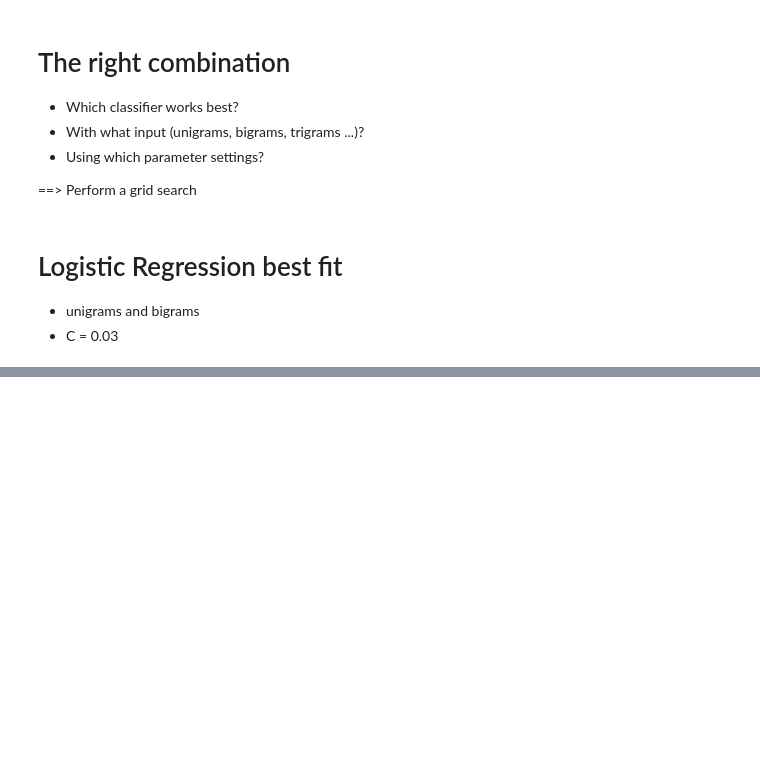
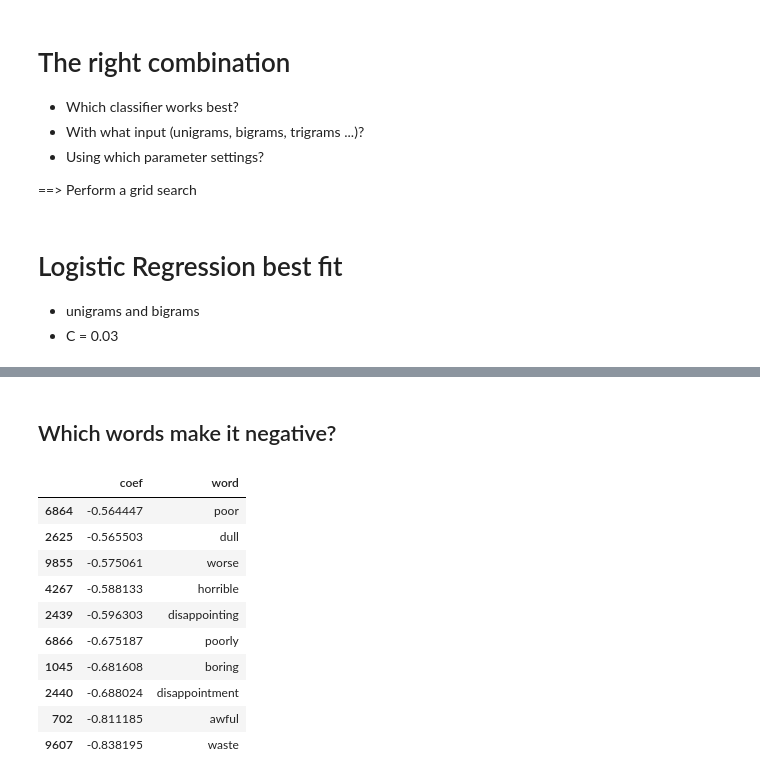
Before and after one commit to skeydan/sentiment_imdb, a Jupyter notebook: SentimentAnalysisIMDB.ipynb, the cells around one changed output, grey strips where cells are left out. Saved outputs shown, nothing was run; the diff lists cells and outputs as text; code cells hidden in the pictures; blank space fills up the shorter version.

```diff
--- a/SentimentAnalysisIMDB.ipynb
+++ b/SentimentAnalysisIMDB.ipynb
@@ -232,0 +269,16 @@ from sklearn.feature_extraction.text import CountVectorizer
+# %% [markdown]
+## Which words make it negative?
+# %%
+word_importances_sorted[-11:-1]
+# %% [output]
+|  | coef | word |
+| 6864 | -0.564447 | poor |
+| 2625 | -0.565503 | dull |
+| 9855 | -0.575061 | worse |
+| 4267 | -0.588133 | horrible |
+| 2439 | -0.596303 | disappointing |
+| 6866 | -0.675187 | poorly |
+| 1045 | -0.681608 | boring |
+| 2440 | -0.688024 | disappointment |
+| 702 | -0.811185 | awful |
+| 9607 | -0.838195 | waste |
```
Also changed, not shown: parts of 37 cells of this notebook, 2 other files.
